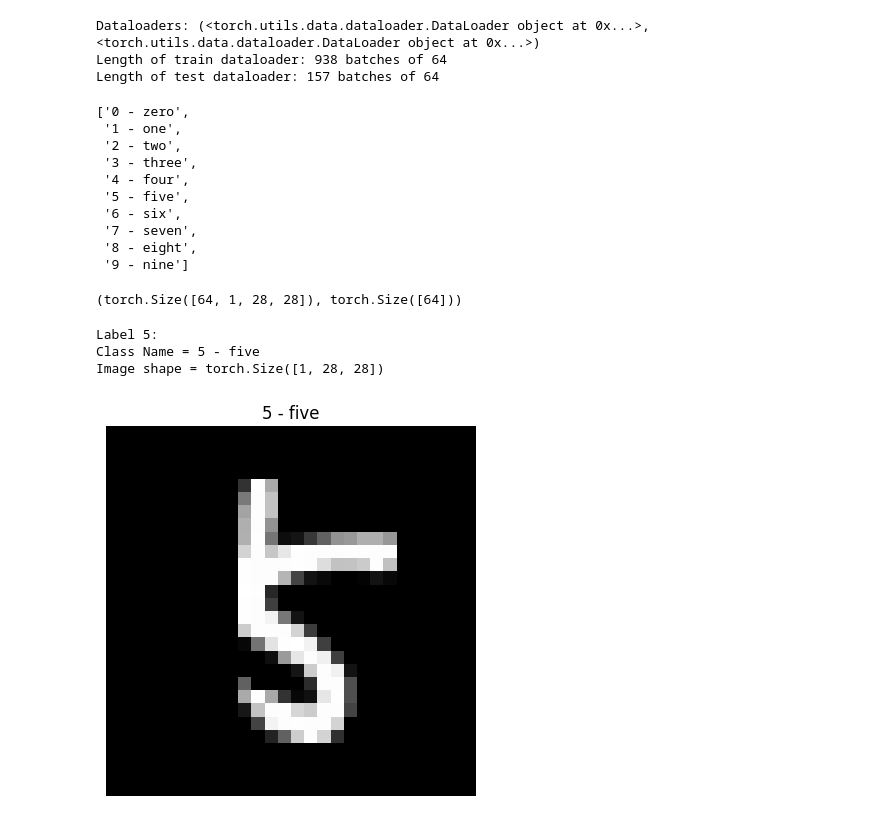
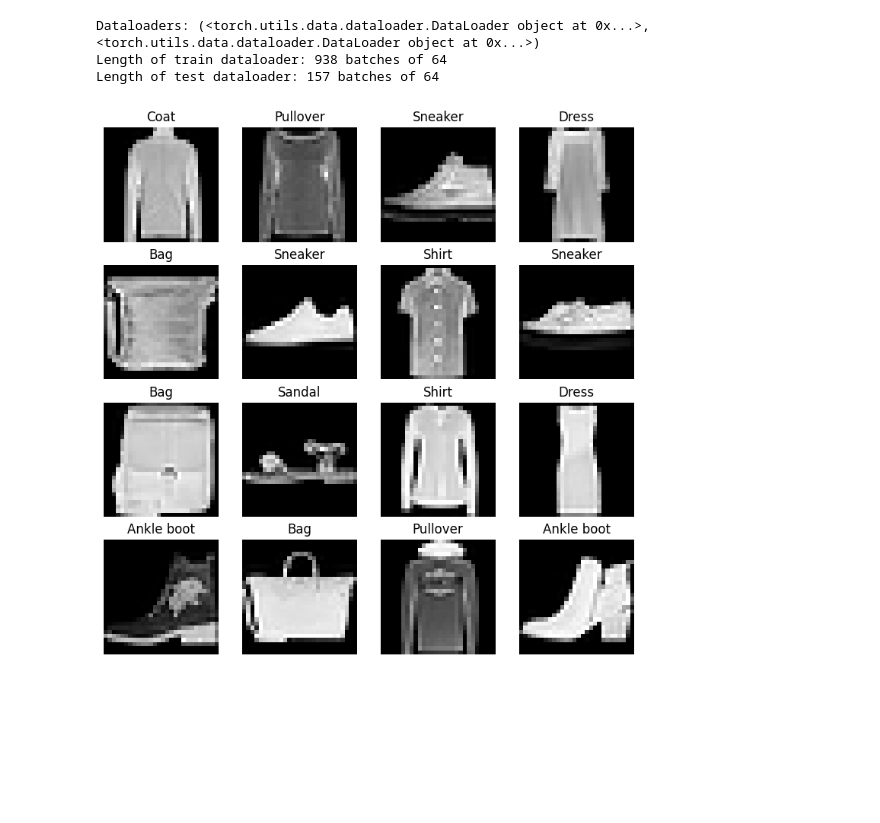
Before and after one commit to Neha-Shrestha/Text-to-Image-Generator, a Jupyter notebook: ldm/kruto.ipynb, the cells around one changed output. Saved outputs shown, nothing was run; the diff lists cells and outputs as text; code cells hidden in the pictures; blank space fills up the shorter version.

Commit message:
dataloader + show image

```diff
--- a/ldm/kruto.ipynb
+++ b/ldm/kruto.ipynb
@@ -40,5 +12,9 @@ def dataloader(BATCH_SIZE=BATCH_SIZE):
+# %%
+transform = transforms.Compose([transforms.ToTensor()])
+train_dataset = torchvision.datasets.FashionMNIST(root='./data', train=True, download=True, transform=transform)
+test_dataset = torchvision.datasets.FashionMNIST(root='./data', train=False, download=True, transform=transform)
 # %%
-train_dataloader, test_dataloader = dataloader(BATCH_SIZE=BATCH_SIZE)
+train_dataloader, test_dataloader, class_names = utils.dataloader(train_dataset, test_dataset, BATCH_SIZE)
 # %%
 print(f"Dataloaders: {train_dataloader, test_dataloader}")
 print(f"Length of train dataloader: {len(train_dataloader)} batches of {BATCH_SIZE}")
@@ -47,22 +23,3 @@ print(f"Length of test dataloader: {len(test_dataloader)} batches of {BATCH_SIZE
 Dataloaders: (<torch.utils.data.dataloader.DataLoader object at 0x...>, <torch.utils.data.dataloader.DataLoader object at 0x...>)
 Length of train dataloader: 938 batches of 64
 Length of test dataloader: 157 batches of 64
-# %%
-class_names = train_data.classes
-class_names
-# %% [output]
-['0 - zero',
- '1 - one',
- '2 - two',
- '3 - three',
- '4 - four',
- '5 - five',
- '6 - six',
- '7 - seven',
- '8 - eight',
- '9 - nine']
-# %%
-train_data_feature, train_data_label = next(iter(train_dataloader))
-train_data_feature.shape, train_data_label.shape
-# %% [output]
-(torch.Size([64, 1, 28, 28]), torch.Size([64]))
@@ -77,7 +26,4 @@ def visualize_data(index=torch.randint(0, len(train_data_feature), size=[1]).ite
-# %%
-visualize_data(index=63)
-# %% [output]
-Label 5:
-Class Name = 5 - five
-Image shape = torch.Size([1, 28, 28])
-[figure, removed]
+# %%
+utils.show_images(train_dataset, class_names, 4, 4)
+# %% [output]
+[figure, added]
```
Also changed, not shown: parts of 6 cells of this notebook, 1 other file.
